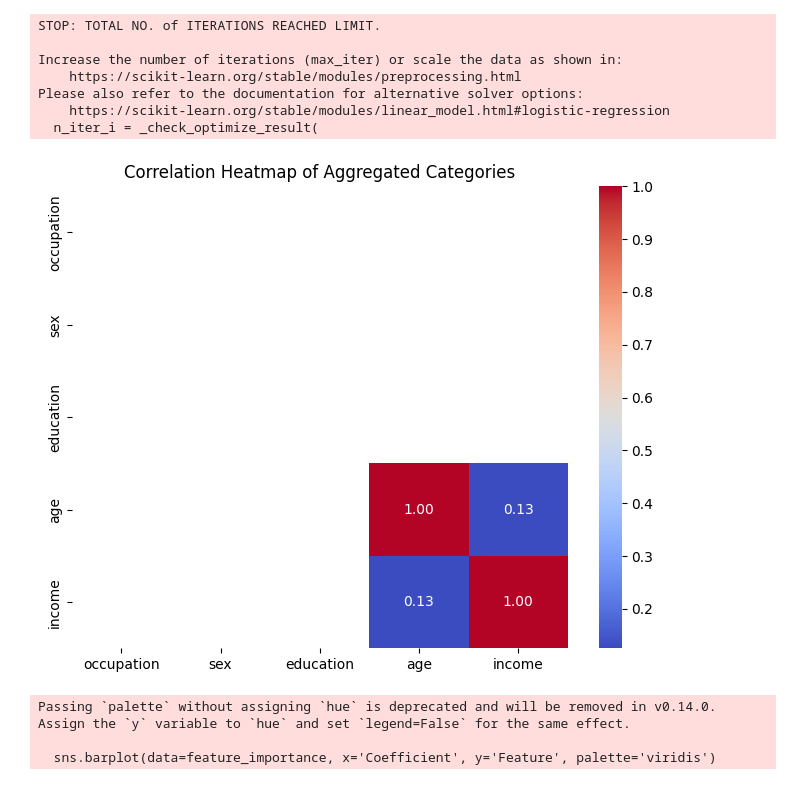
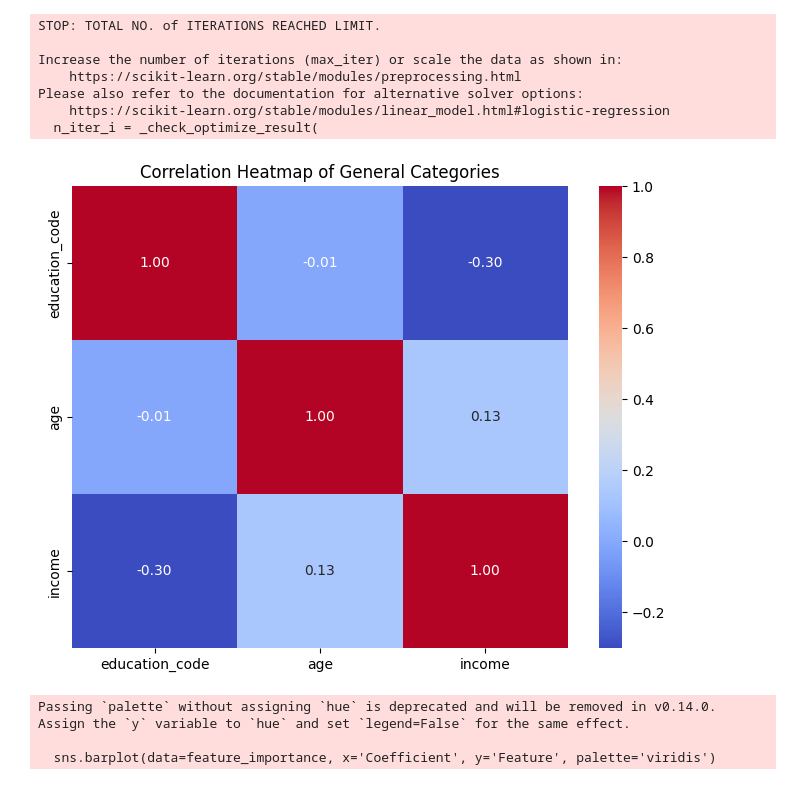
Before and after one commit to kotharisoumil/Info_Alchemists, a Jupyter notebook: DTSC_1302_Group_20_Project.ipynb, the cells around one changed output. Drawn from its saved outputs; the diff is of its cells as text; code cells hidden in the pictures.

```diff
--- a/DTSC_1302_Group_20_Project.ipynb
+++ b/DTSC_1302_Group_20_Project.ipynb
@@ -164,24 +164,22 @@ Please also refer to the documentation for alternative solver options:
     https://scikit-learn.org/stable/modules/linear_model.html#logistic-regression
   n_iter_i = _check_optimize_result(
 # %%
-# Aggregate one-hot encoded columns into general categories
-df_aggregated = pd.DataFrame()
-df_aggregated['occupation'] = df_combined.filter(like='occupation_').sum(axis=1)
-df_aggregated['sex'] = df_combined.filter(like='sex_').sum(axis=1)
-df_aggregated['education'] = df_combined.filter(like='education_').sum(axis=1)
-df_aggregated['age'] = df_combined['age']
-df_aggregated['income'] = df_combined['income']
+df_combined['education'] = df_cleaned2['education'].astype('category')
 
-# Compute the correlation matrix
-correlation_matrix = df_aggregated.corr()
+# Convert categorical columns to numeric codes
+df_combined['education_code'] = df_combined['education'].cat.codes
+
+# Create a correlation matrix with meaningful variables
+correlation_columns = ['education_code', 'age', 'income']
+correlation_matrix = df_combined[correlation_columns].corr(method='pearson')
 
 # Plot the heatmap
 plt.figure(figsize=(8, 6))
 sns.heatmap(correlation_matrix, annot=True, cmap="coolwarm", fmt=".2f")
-plt.title("Correlation Heatmap of Aggregated Categories")
+plt.title("Correlation Heatmap of General Categories")
 plt.show()
 # %% [output]
-[figure, old version]
+[figure, new version]
 # %%
 feature_importance = pd.DataFrame({
     'Feature': X_train.columns,
```
Also changed, not shown: parts of 2 cells of this notebook.
